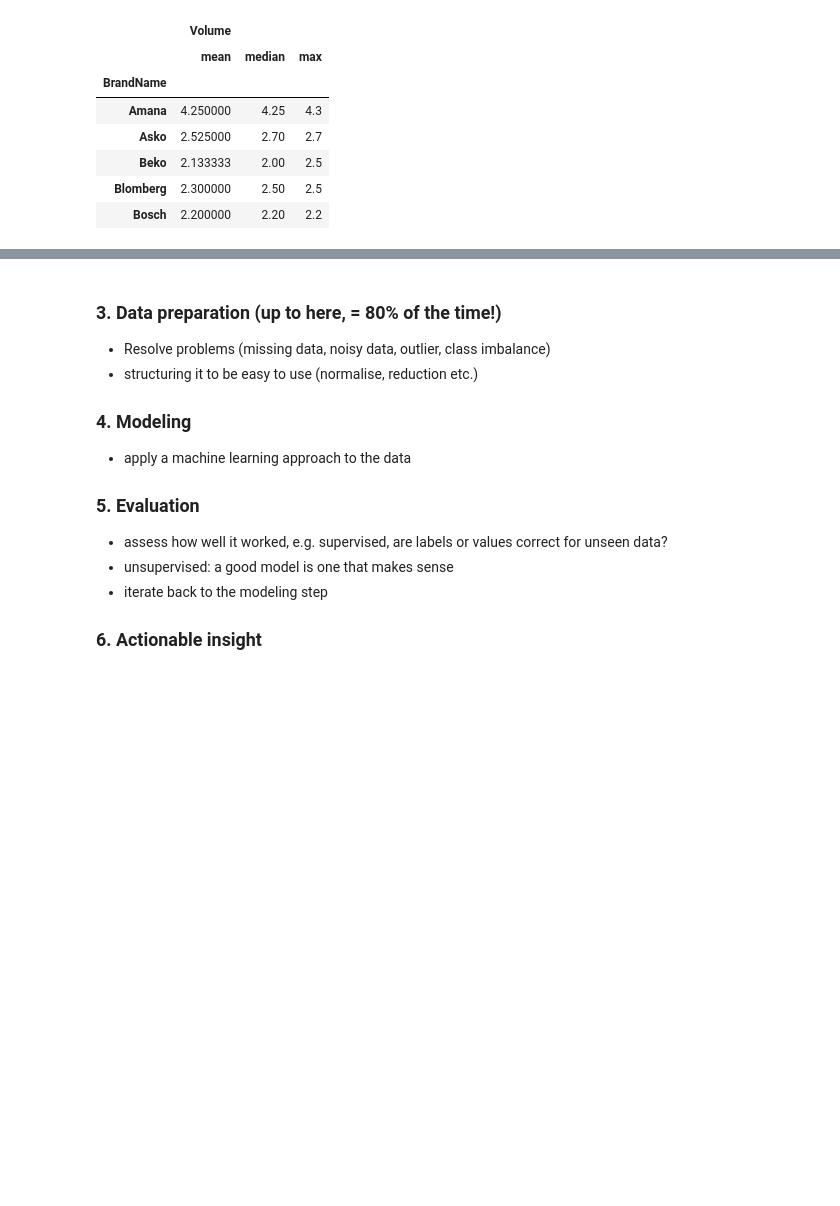
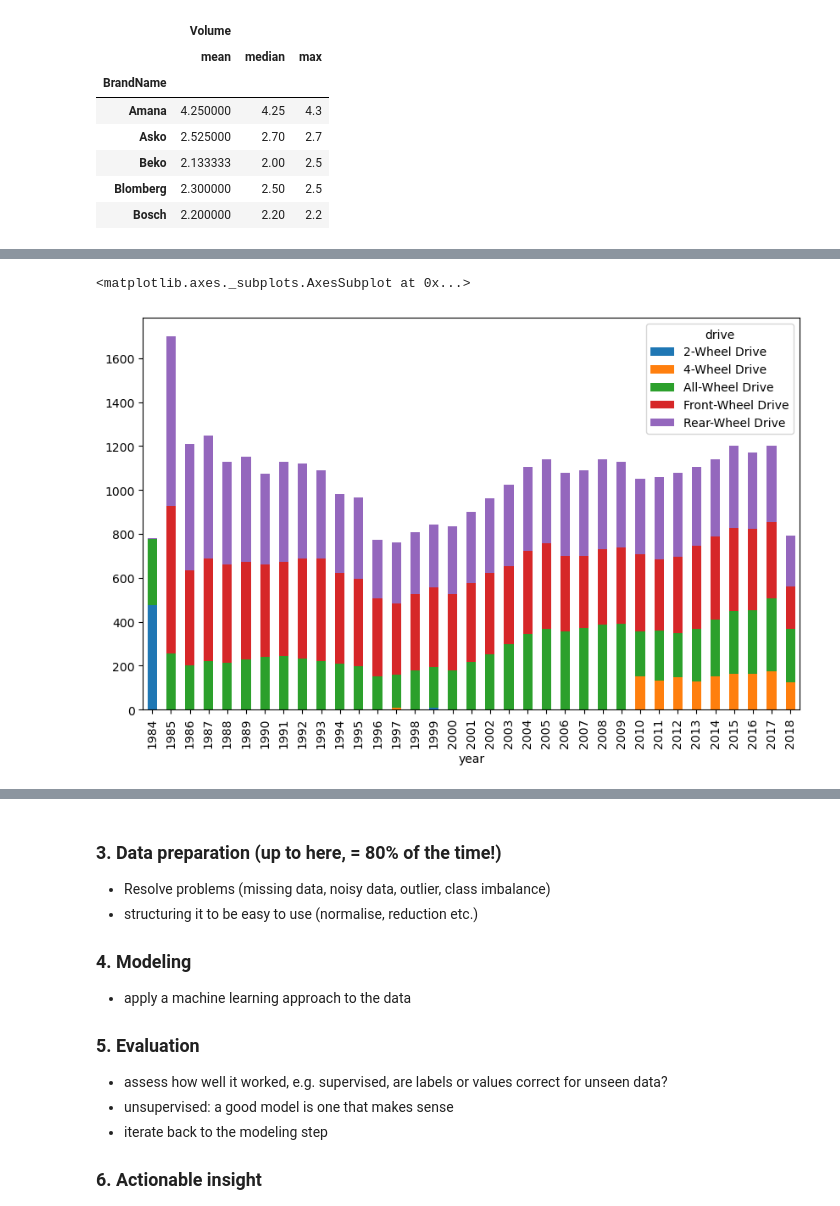
Before and after one commit to CormacKinsella/python-data-science, a Jupyter notebook: python-machine-learning.ipynb, the cells around one changed output, grey strips where cells are left out. Cells and saved outputs as stored; diff of their text form; code cells hidden in the pictures; blank space fills up the shorter version.

```diff
--- a/python-machine-learning.ipynb
+++ b/python-machine-learning.ipynb
@@ -179,0 +265,25 @@ import matplotlib
+# %%
+"""
+Composition visualisation - stacked bar chart.
+We need to pivot df such that x values are row labels,
+and composite groups are split into the columns.
+
+Here we want x value to be year, and columns to be drive type.
+The actual values will be the counts of those types per year.
+"""
+
+# Dataframes have columns, and indexes (rows)
+vehicles.columns # Returns the col headers
+vehicles.index # Returns the range of the index (start=0, stop=36979, step=1)
+
+# So we first group data by the year, on drive type value counts
+vehicles.groupby('year')['drive'].value_counts()
+
+# Then we unstack - pivot inner most index (drive) to column label
+vehicles.groupby('year')['drive'].value_counts().unstack()
+
+# Plot it
+vehicles.groupby('year')['drive'].value_counts().unstack().plot(kind = 'bar', stacked = True, figsize = (10,6))
+# %% [output]
+<matplotlib.axes._subplots.AxesSubplot at 0x...>
+[figure, added]
```
Also changed, not shown: parts of 8 cells of this notebook.
